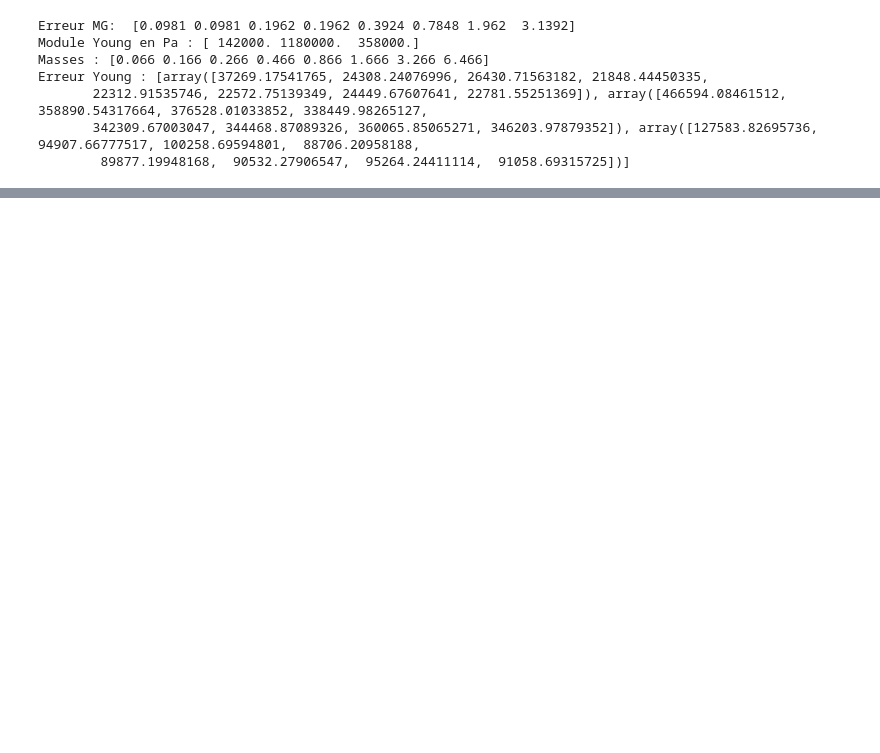
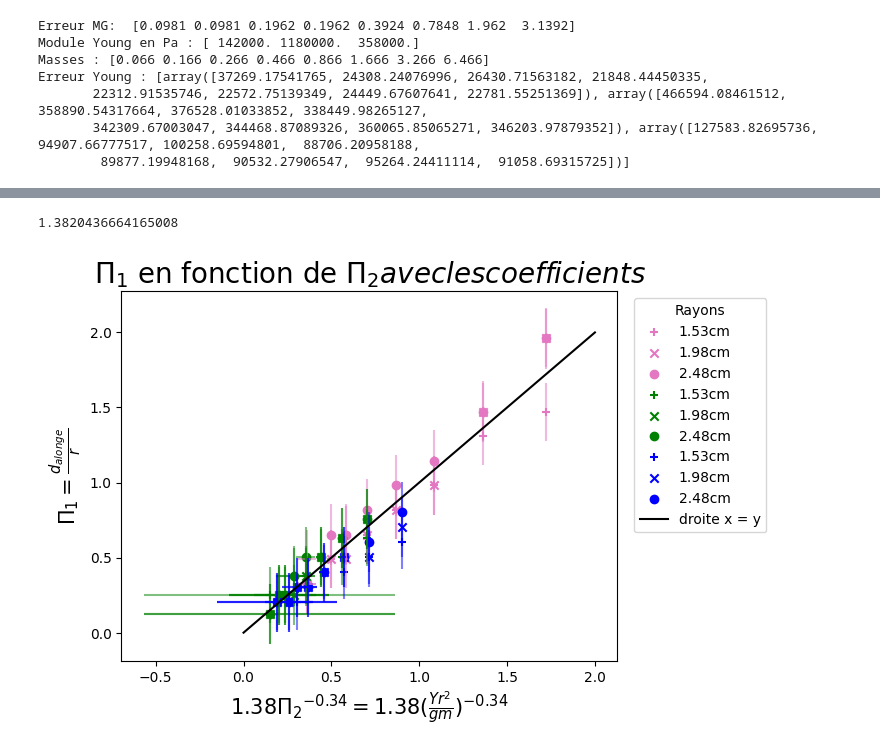
Before and after one commit to erdicn/ContactDeHertz, a Jupyter notebook: Hertz.ipynb, the cells around one changed output, grey strips where cells are left out. Cells and saved outputs as stored; diff of their text form; code cells hidden in the pictures; blank space fills up the shorter version.

```diff
--- a/Hertz.ipynb
+++ b/Hertz.ipynb
@@ -282,32 +232,38 @@ Erreur PI2 : [55.12405737 14.46429229  9.78820215  4.64868261  2.55267855  1.341
 # %%
 # def valeurs(Y, r, m, g = 9.81):
 #     val = r*(((Y * r**2) / (g * m))**(ALPHA))
 #     print(1.3*val)
 #     return val
 # valeurs(YoungPa[0], Rayons[0], Masses[5])
 SYMBOLS = ["+", "x", "o"]
 
-ALPHA = -0.33
+ALPHA = -0.34
 def graph():
     fig, ax = plt.subplots()
     moys = []
     for i in range(3):
         for j in range(3):
             moys.append(np.average(PI1[i][j]/(PI2[i]**ALPHA)))
     print(np.average(moys))
     constante = np.average(moys)
     for i in range(3):
         for j in range(3):
+            ax.errorbar(constante*PI2[i]**ALPHA, PI1[i][j], xerr = PI2[i]*0,yerr=PI1_ERR[i][j], marker = None,#MarkerStyle('o', fillstyle=markers[i])
+            color = COLORS[i], ls = 'none', alpha = 0.5
+            )
             ax.scatter(constante*PI2[i]**ALPHA, PI1[i][j], color = COLORS[i], marker = SYMBOLS[j],label = "{:.2f}cm".format(Rayons[j]*100))
     ax.plot([0,2],[0, 2], color = "k", label = "droite x = y")
     plt.legend(bbox_to_anchor=(1.02, 1.0),loc='upper left', title= "Rayons")
     plt.title("$\Pi_1$ en fonction de $\Pi_2 avec les coefficients$", fontsize = 20)
     plt.xlabel("${%.2f}{\Pi_2}^{%.2f}  = {%.2f}{(\\frac{Yr^2}{gm})}^{%.2f} $" %(constante,ALPHA,constante,ALPHA),fontsize = 15)#= {(\\frac{Y}{gmr^{-2})}^{%.2f}
     plt.ylabel("$\Pi_1= \\frac{d_{alonge}}{r}}$",fontsize = 15)
     plt.savefig("Ultime.png", dpi = 500)
     plt.show()
     plt.close()
 graph()
+# %% [output]
+1.3820436664165008
+[figure, added]
 # %%
 # def Graph1FonctionDe2(nb, j, alongations, Masse, Rayon, nomGraph, Young, loglog = True): #On mets reayon fixe
 #     minx =  99999999
```
Also changed, not shown: parts of 2 cells of this notebook, 2 other files.
